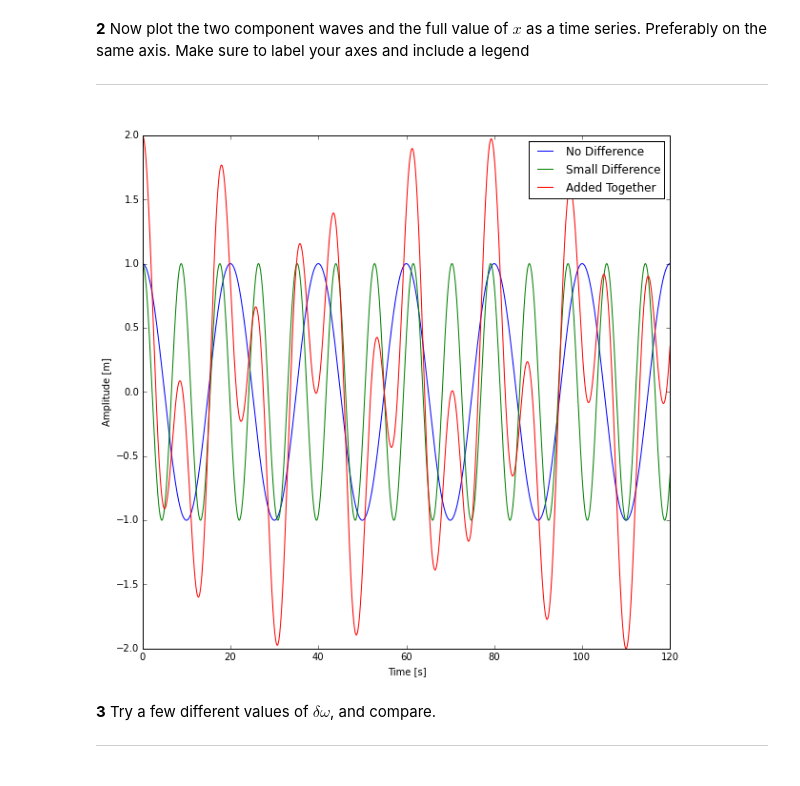
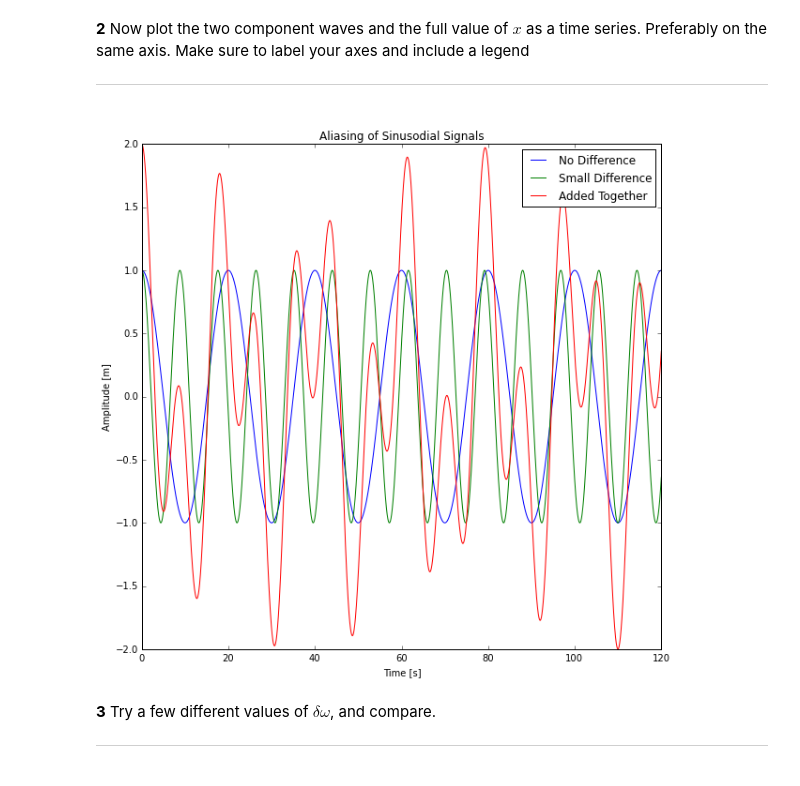
Before and after one commit to ingosh/Phy411Assignments, a Jupyter notebook: Assignment-01.ipynb, the cells around one changed output. Cells and saved outputs as stored; diff of their text form; code cells hidden in the pictures.

```diff
--- a/Assignment-01.ipynb
+++ b/Assignment-01.ipynb
@@ -43,20 +43,16 @@ for i in range(10000):
 # %%
 # YOUR CODE HERE
 fig=plt.figure(figsize=(120,120))
 ax=fig.add_subplot(15,15,1)
 
-ax.plot(t,x,label='No Difference')
-ax.plot(t,y,label='Small Difference')
-ax.plot(t,z,label='Added Together')
-ax.set_xlabel('Time [s]')
-ax.set_ylabel('Amplitude [m]')
-ax.legend(loc=0)
-fig.tight_layout()
+ax.plot(t,x,label='No Difference');ax.plot(t,y,label='Small Difference');ax.plot(t,z,label='Added Together')
+ax.set_xlabel('Time [s]');ax.set_title('Aliasing of Sinusodial Signals');ax.set_ylabel('Amplitude [m]')
+ax.legend(loc=0);fig.tight_layout()
 #print fig
 # MY CODE ENDS
 #raise NotImplementedError()
 # %% [output]
-[figure, old version]
+[figure, new version]
 # %% [markdown]
 **3** Try a few different values of $\delta\omega$, and compare.<hr>
 # %%
```
Also changed, not shown: parts of 15 cells of this notebook.
